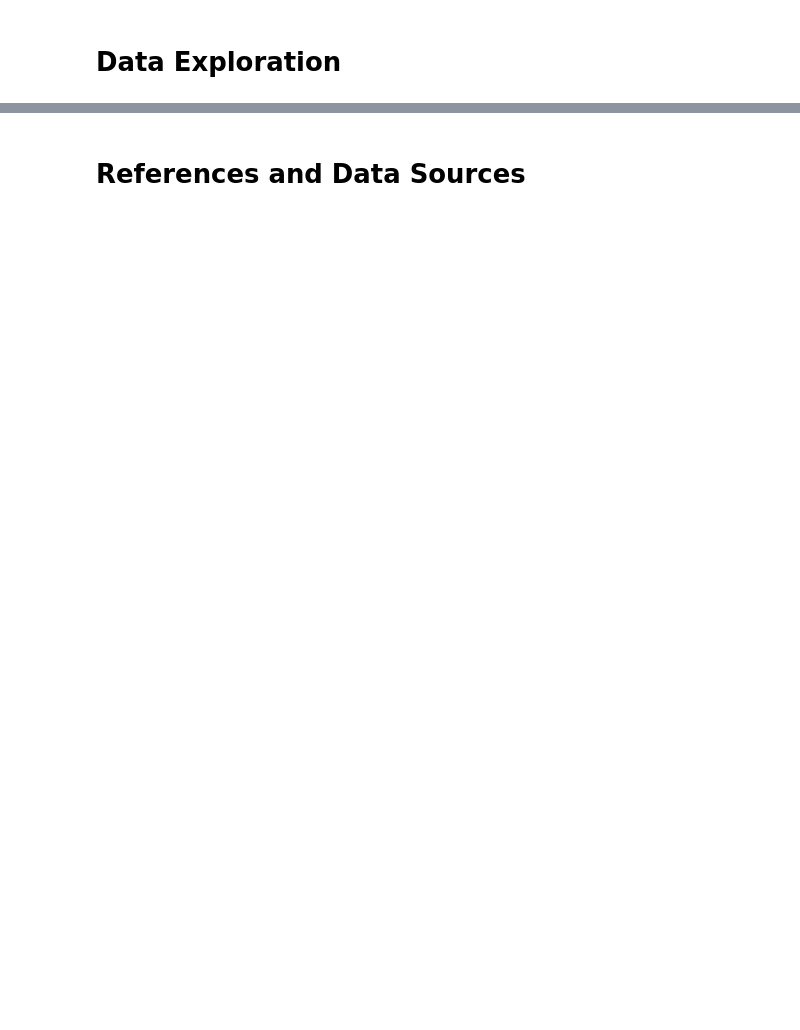
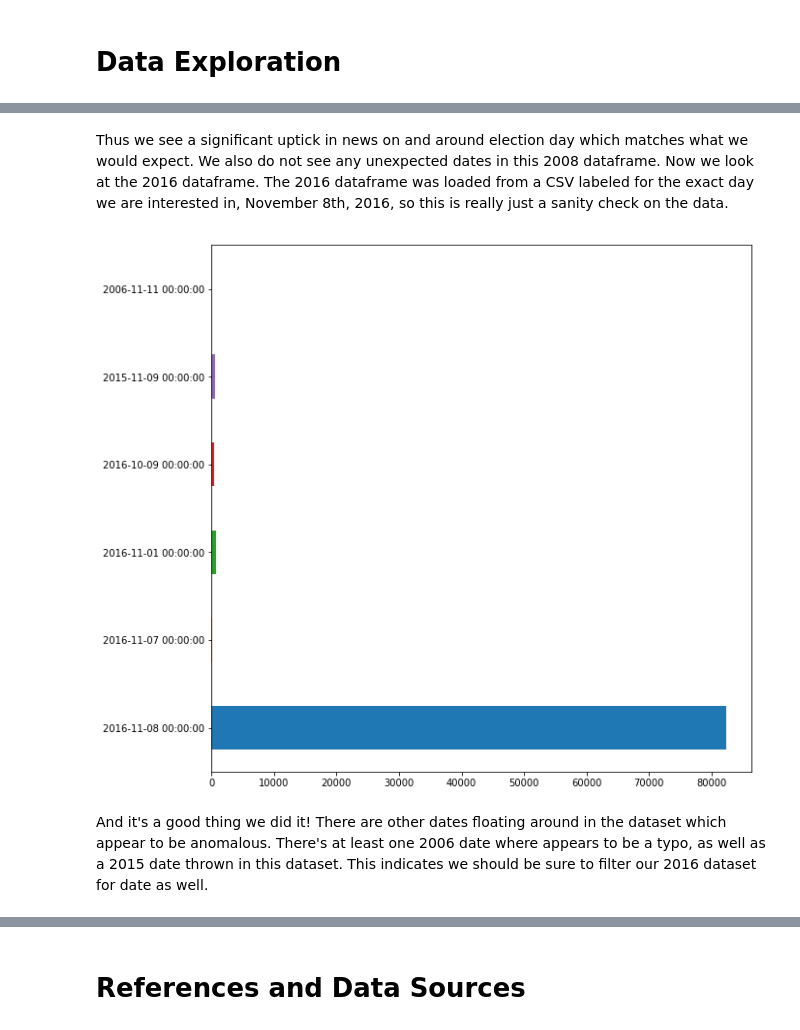
Before and after one commit to eistre91/thinkful-projects, a Jupyter notebook: GDELT Capstone Report.ipynb, the cells around one changed output, grey strips where cells are left out. Drawn from its saved outputs; the diff is of its cells as text; code cells hidden in the pictures; blank space fills up the shorter version.

```diff
--- a/GDELT Capstone Report.ipynb
+++ b/GDELT Capstone Report.ipynb
@@ -179,0 +213,10 @@ In the end, with optimized data type choices that also take into consideration t
+# %% [markdown]
+Thus we see a significant uptick in news on and around election day which matches what we would expect. We also do not see any unexpected dates in this 2008 dataframe. Now we look at the 2016 dataframe. The 2016 dataframe was loaded from a CSV labeled for the exact day we are interested in, November 8th, 2016, so this is really just a sanity check on the data.
+# %%
+df_2016_us['SQLDATE'].value_counts() \
+                     .sort_index(ascending=False) \
+                     .plot.barh(figsize=(10,10));
+# %% [output]
+[figure, added]
+# %% [markdown]
+And it's a good thing we did it! There are other dates floating around in the dataset which appear to be anomalous. There's at least one 2006 date where appears to be a typo, as well as a 2015 date thrown in this dataset. This indicates we should be sure to filter our 2016 dataset for date as well.
```
Also changed, not shown: parts of 22 cells of this notebook, 3 other files.
